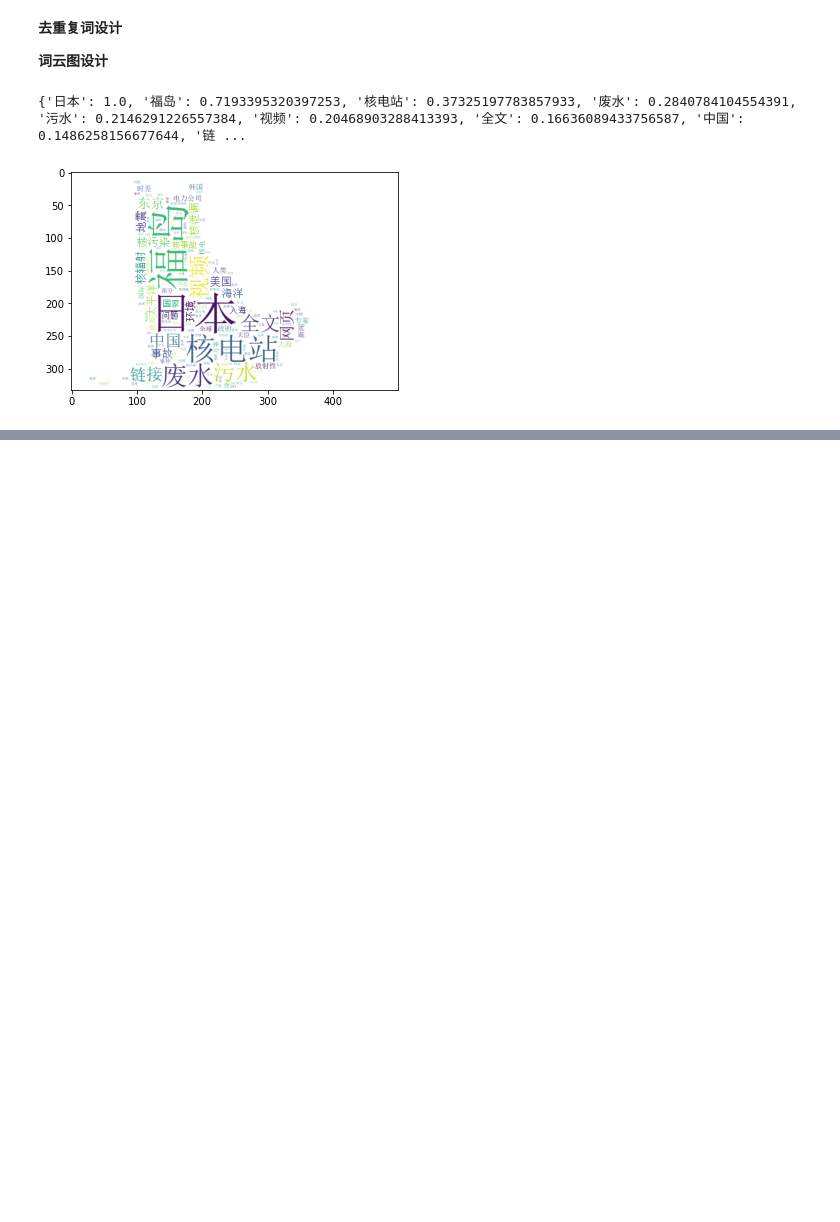
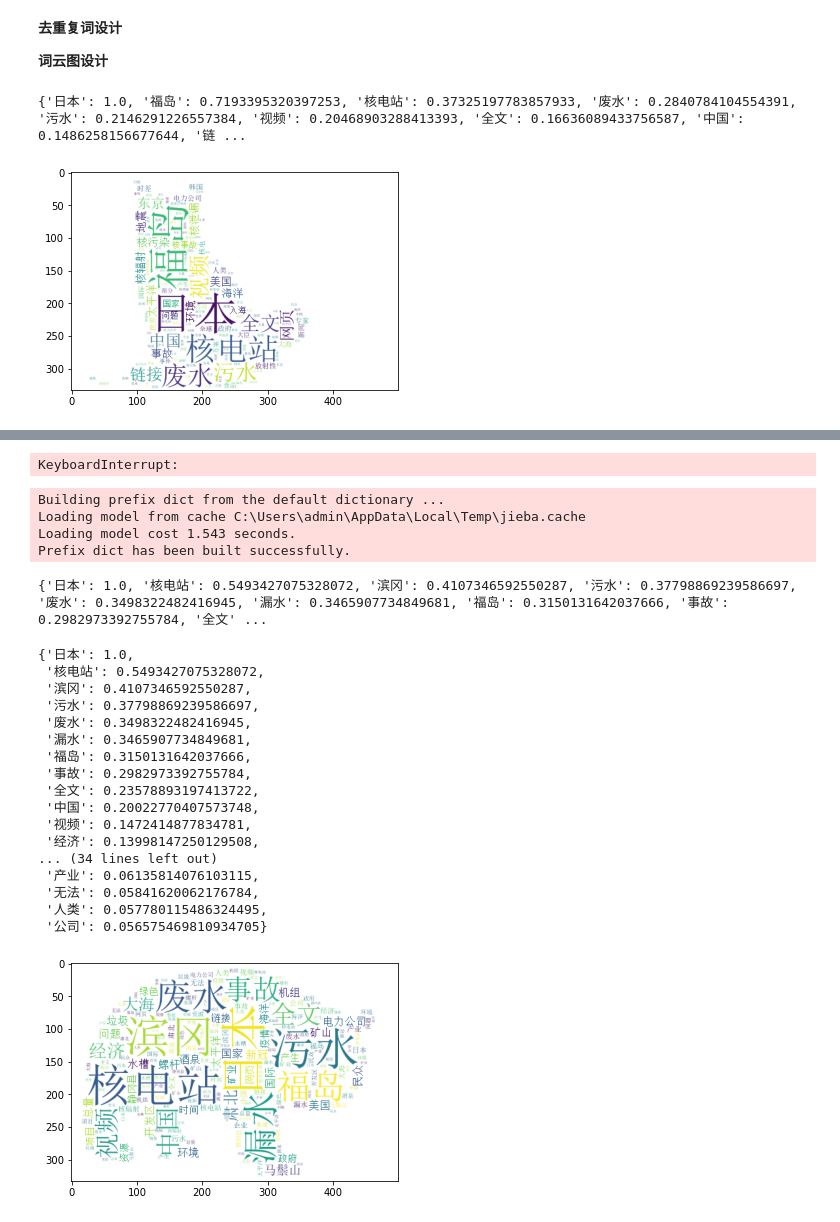
Before and after one commit to JunTheRipper/Social-Web-Mining, a Jupyter notebook: SocialMideaConduct.ipynb, the cells around one changed output, grey strips where cells are left out. Saved outputs shown, nothing was run; the diff lists cells and outputs as text; code cells hidden in the pictures; blank space fills up the shorter version.

```diff
--- a/SocialMideaConduct.ipynb
+++ b/SocialMideaConduct.ipynb
@@ -320,0 +323,3 @@ MemoryError: Unable to allocate 93.7 GiB for an array with shape (100919, 124612
+# %%
+dfN['time'] = dfN['time'].str.replace('年', '-').str.replace('月', '-').str.replace('日','')
+dfN
@@ -320,0 +340,49 @@ MemoryError: Unable to allocate 93.7 GiB for an array with shape (100919, 124612
+# %%
+tlist = dfN['time']
+for i in dfN['time'].values:
+    stri = str.split(i," ")[0]
+    strii = str.split(stri,"-")
+    if len(strii) == 2:
+        stri = "2021-"+ stri
+#     print(stri)
+    dfN['time'][i] = stri
+dfN
+# %% [output]
+KeyboardInterrupt:
+# %%
+Jan = dfN['time'].str.startswith('2021-01')
+Jan1 = dfN['time'].str.startswith('01')
+dfN[Jan]
+dfN[Jan1]
+
+JanData = pd.concat([dfN[Jan], dfN[Jan1]], axis=0)
+JanData
+
+from dataVision import DataVisitor
+
+vis = DataVisitor(JanData)
+vis.show_word_cloud('material/simsun.ttc', 'material/panda.jpg','results/random-nuclear/Jan_word_frequency.txt', 'results/random-nuclear/Jan-cloud.png')
+# %% [output]
+Building prefix dict from the default dictionary ...
+Loading model from cache C:\Users\admin\AppData\Local\Temp\jieba.cache
+Loading model cost 1.543 seconds.
+Prefix dict has been built successfully.
+{'日本': 1.0, '核电站': 0.5493427075328072, '滨冈': 0.4107346592550287, '污水': 0.37798869239586697, '废水': 0.3498322482416945, '漏水': 0.3465907734849681, '福岛': 0.3150131642037666, '事故': 0.2982973392755784, '全文' ...
+{'日本': 1.0,
+ '核电站': 0.5493427075328072,
+ '滨冈': 0.4107346592550287,
+ '污水': 0.37798869239586697,
+ '废水': 0.3498322482416945,
+ '漏水': 0.3465907734849681,
+ '福岛': 0.3150131642037666,
+ '事故': 0.2982973392755784,
+ '全文': 0.23578893197413722,
+ '中国': 0.20022770407573748,
+ '视频': 0.1472414877834781,
+ '经济': 0.13998147250129508,
+... (34 lines left out)
+ '产业': 0.06135814076103115,
+ '无法': 0.05841620062176784,
+ '人类': 0.057780115486324495,
+ '公司': 0.056575469810934705}
+[figure, added]
```
Also changed, not shown: parts of 44 cells of this notebook.
